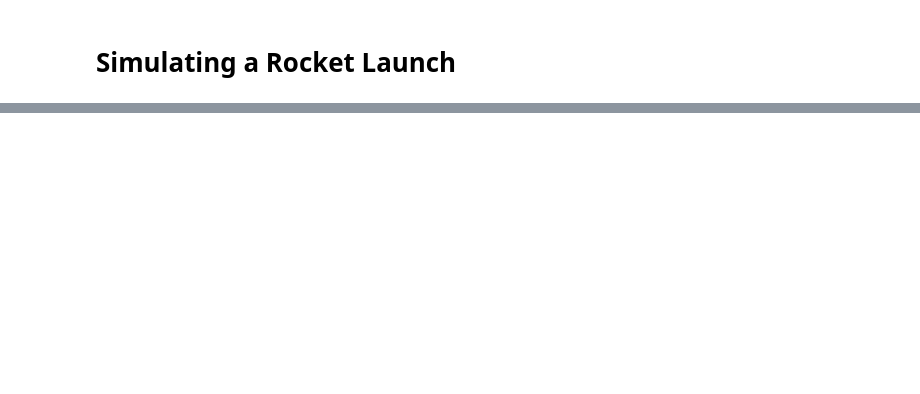
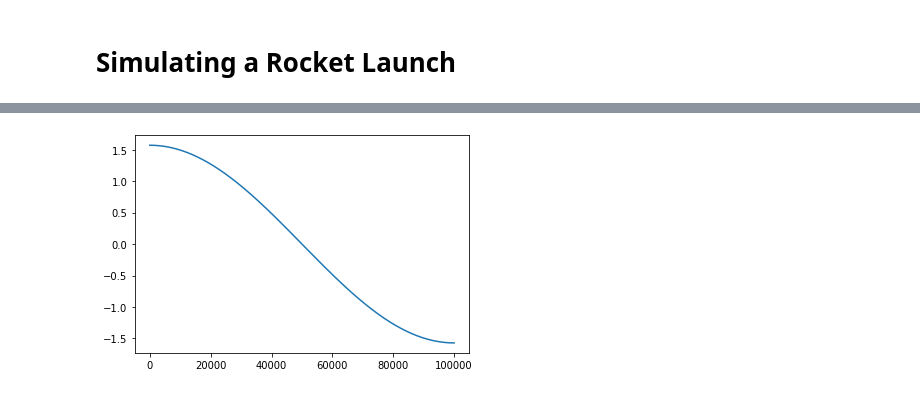
Before and after one commit to wFairmanOlin/pdo, a Jupyter notebook: final_simulation.ipynb, the cells around one changed output, grey strips where cells are left out. Cells and saved outputs as stored; diff of their text form; code cells hidden in the pictures; blank space fills up the shorter version.

```diff
--- a/final_simulation.ipynb
+++ b/final_simulation.ipynb
@@ -42,0 +129,9 @@ class rocket:
+# %%
+height = np.linspace(0,1e5,1e3)
+
+angle = np.pi/2 * (np.cos(np.pi / 2 / 5e4 * height))
+
+plt.plot(height, angle)
+plt.show()
+# %% [output]
+[figure, added]
```
Also changed, not shown: parts of 6 cells of this notebook, 2 other files.
